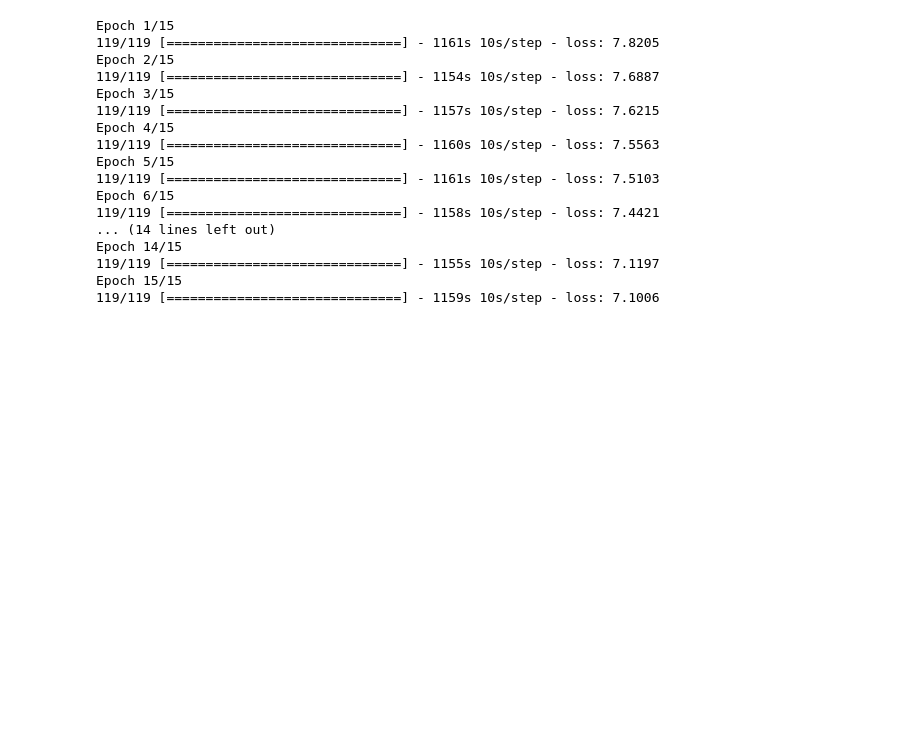
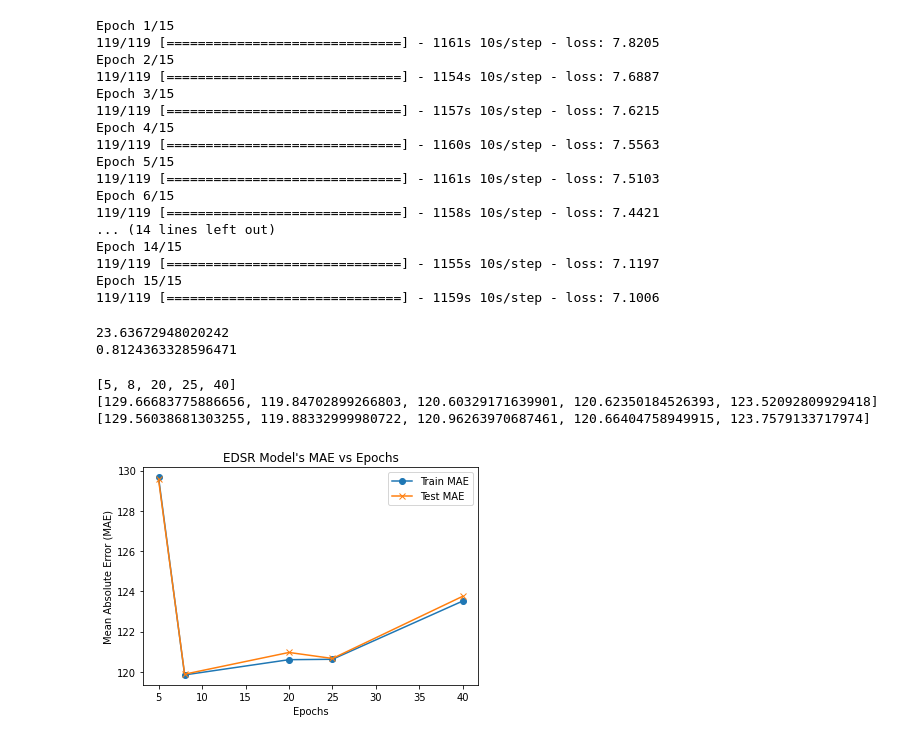
Before and after one commit to alexissa32/DIPFinalProject-Cartoonify, a Jupyter notebook: SuperResolveFaces.ipynb, the cells around one changed output. Cells and saved outputs as stored; diff of their text form; code cells hidden in the pictures; blank space fills up the shorter version.

```diff
--- a/SuperResolveFaces.ipynb
+++ b/SuperResolveFaces.ipynb
@@ -276,0 +277,30 @@ PIL_image.save('test.png')
+# %%
+##TESTING https://cvnote.ddlee.cn/2019/09/12/psnr-ssim-python
+import skimage
+from skimage import measure
+
+totalPSNR = 0
+totalSSIM = 0
+
+for i in range(0,len(X_test)):
+  y = model_edsr.predict(tf.reshape(tf.convert_to_tensor(X_test[i]), [1,32,32,3]))
+  #print(y.shape)
+  #print(type(y))
+  y = np.asarray(y).reshape(128,128,3).astype('uint8')
+  #print(y.shape)
+  #print(type(y))
+
+  #print(y_test[i].shape)
+  #print(type(y_test[i]))
+  yOG = np.asarray(y_test[i]).reshape(128,128,3).astype('uint8')
+  #print(yOG.shape)
+  #print(type(yOG))
+
+  totalPSNR += skimage.measure.compare_psnr(yOG, y)
+  totalSSIM += skimage.measure.compare_ssim(yOG, y, multichannel=True)
+
+print(totalPSNR/len(X_test))
+print(totalSSIM/len(X_test))
+# %% [output]
+23.63672948020242
+0.8124363328596471
@@ -276,0 +341,22 @@ PIL_image.save('test.png')
+# %%
+x = [5,8,20,25,40]
+print(x)
+print(yTrain)
+print(yTest)
+# %% [output]
+[5, 8, 20, 25, 40]
+[129.66683775886656, 119.84702899266803, 120.60329171639901, 120.62350184526393, 123.52092809929418]
+[129.56038681303255, 119.88332999980722, 120.96263970687461, 120.66404758949915, 123.7579133717974]
+# %%
+import matplotlib.pyplot as plt
+
+fig,ax=plt.subplots()
+ax.plot(x, yTrain, marker="o", label='Train MAE')
+ax.set_xlabel("Epochs")
+ax.set_ylabel("Mean Absolute Error (MAE)")
+ax.set_title("EDSR Model's MAE vs Epochs")
+ax.plot(x, yTest, marker="x", label='Test MAE')
+plt.legend()
+plt.savefig("MAE.png")
+# %% [output]
+[figure, added]
```
Also changed, not shown: parts of 3 cells of this notebook, 3 other files.
